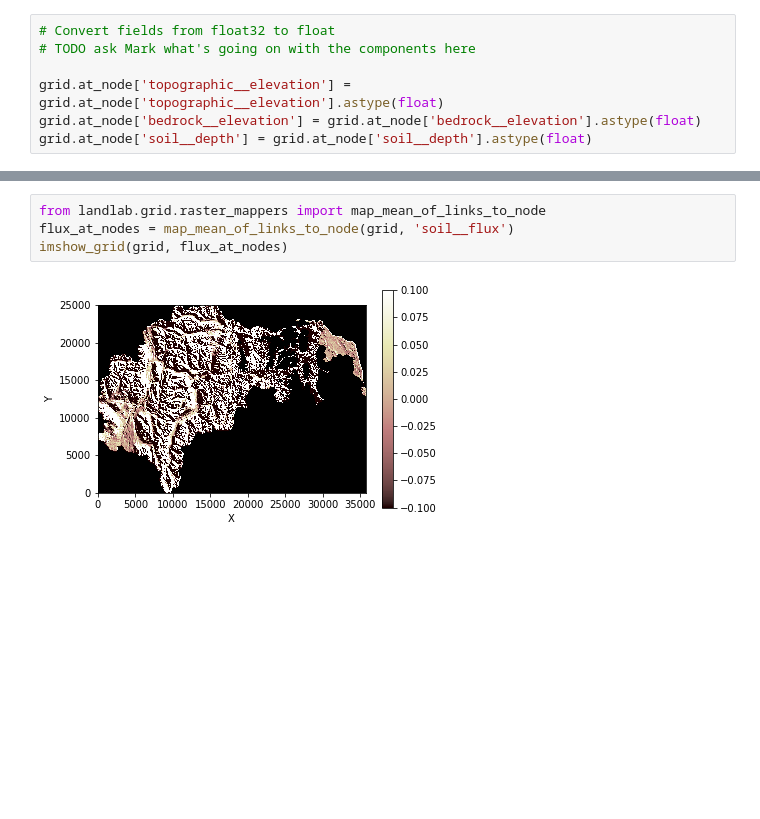
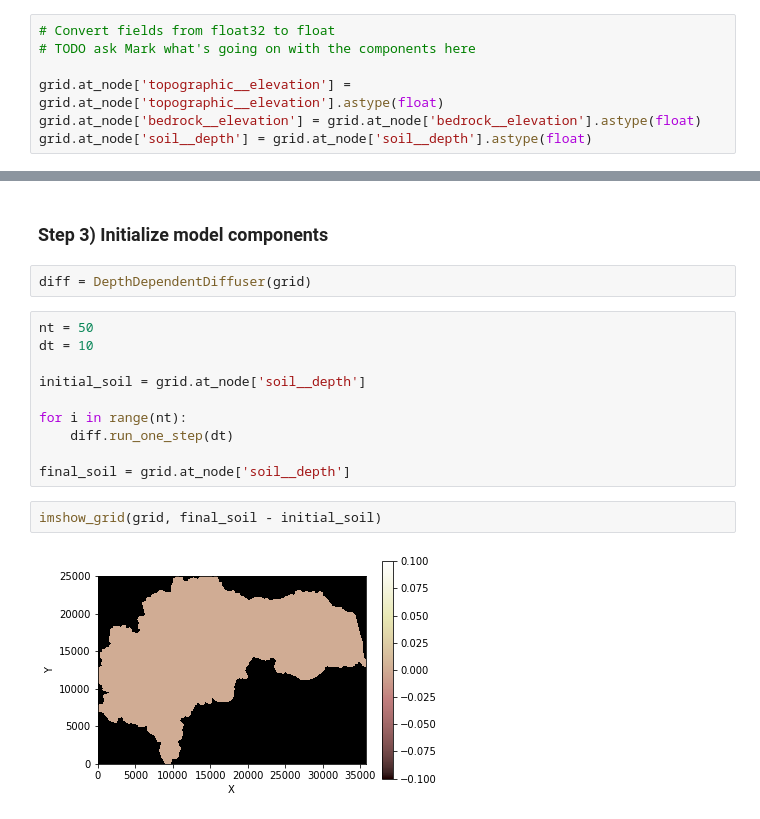
Before and after one commit to ethan-pierce/eightmile-lake-models, a Jupyter notebook: hillslope-diffusion.ipynb, the cells around one changed output, grey strips where cells are left out. Drawn from its saved outputs; the diff is of its cells as text; blank space fills up the shorter version.

```diff
--- a/hillslope-diffusion.ipynb
+++ b/hillslope-diffusion.ipynb
@@ -93,6 +85,18 @@ for i in range(nt):
-# %%
-from landlab.grid.raster_mappers import map_mean_of_links_to_node
-flux_at_nodes = map_mean_of_links_to_node(grid, 'soil__flux')
-imshow_grid(grid, flux_at_nodes)
-# %% [output]
-[figure, removed]
+# %% [markdown]
+### Step 3) Initialize model components
+# %%
+diff = DepthDependentDiffuser(grid)
+# %%
+nt = 50
+dt = 10
+
+initial_soil = grid.at_node['soil__depth']
+
+for i in range(nt):
+    diff.run_one_step(dt)
+
+final_soil = grid.at_node['soil__depth']
+# %%
+imshow_grid(grid, final_soil - initial_soil)
+# %% [output]
+[figure, added]
```
Also changed, not shown: parts of 10 cells of this notebook.
